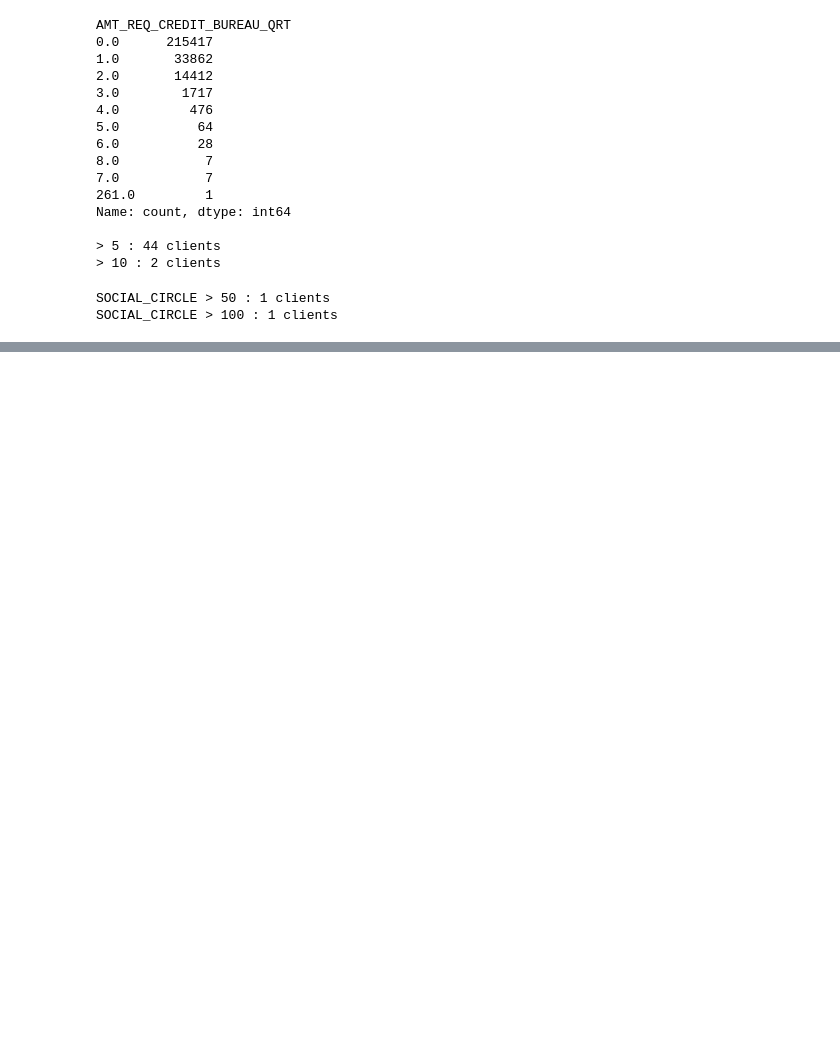
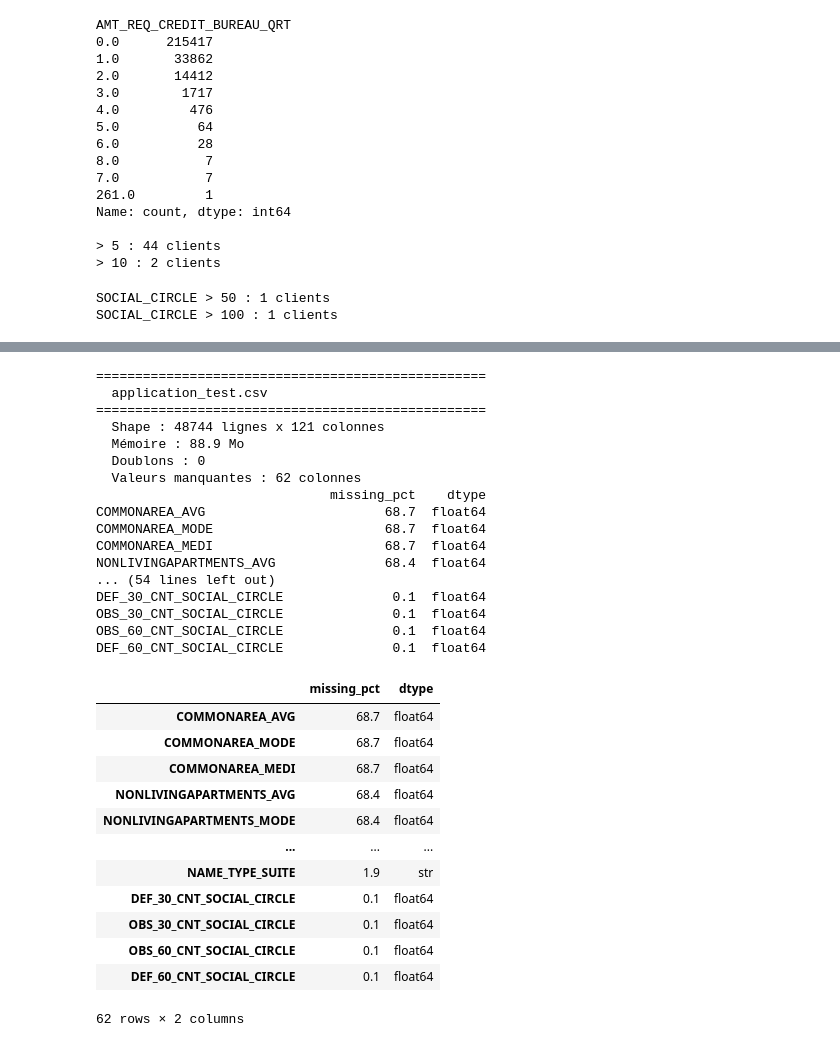
Before and after one commit to FatiQpi/home-credit-risk, a Jupyter notebook: notebooks/01_eda_cleaning.ipynb, the cells around one changed output, grey strips where cells are left out. Saved outputs shown, nothing was run; the diff lists cells and outputs as text; code cells hidden in the pictures; blank space fills up the shorter version.

```diff
--- a/notebooks/01_eda_cleaning.ipynb
+++ b/notebooks/01_eda_cleaning.ipynb
@@ -441,0 +467,35 @@ SOCIAL_CIRCLE > 100 : 1 clients
+# %%
+# Charger le jeu de données de test et faire un aperçu rapide
+test = pd.read_csv("../data/raw/application_test.csv")
+overview(test, "application_test.csv")
+# %% [output]
+==================================================
+  application_test.csv
+==================================================
+  Shape : 48744 lignes x 121 colonnes
+  Mémoire : 88.9 Mo
+  Doublons : 0
+  Valeurs manquantes : 62 colonnes
+                              missing_pct    dtype
+COMMONAREA_AVG                       68.7  float64
+COMMONAREA_MODE                      68.7  float64
+COMMONAREA_MEDI                      68.7  float64
+NONLIVINGAPARTMENTS_AVG              68.4  float64
+... (54 lines left out)
+DEF_30_CNT_SOCIAL_CIRCLE              0.1  float64
+OBS_30_CNT_SOCIAL_CIRCLE              0.1  float64
+OBS_60_CNT_SOCIAL_CIRCLE              0.1  float64
+DEF_60_CNT_SOCIAL_CIRCLE              0.1  float64
+|  | missing_pct | dtype |
+| COMMONAREA_AVG | 68.7 | float64 |
+| COMMONAREA_MODE | 68.7 | float64 |
+| COMMONAREA_MEDI | 68.7 | float64 |
+| NONLIVINGAPARTMENTS_AVG | 68.4 | float64 |
+| NONLIVINGAPARTMENTS_MODE | 68.4 | float64 |
+| ... | ... | ... |
+| NAME_TYPE_SUITE | 1.9 | str |
+| DEF_30_CNT_SOCIAL_CIRCLE | 0.1 | float64 |
+| OBS_30_CNT_SOCIAL_CIRCLE | 0.1 | float64 |
+| OBS_60_CNT_SOCIAL_CIRCLE | 0.1 | float64 |
+| DEF_60_CNT_SOCIAL_CIRCLE | 0.1 | float64 |
+62 rows × 2 columns
```
Also changed, not shown: parts of 17 cells of this notebook.
